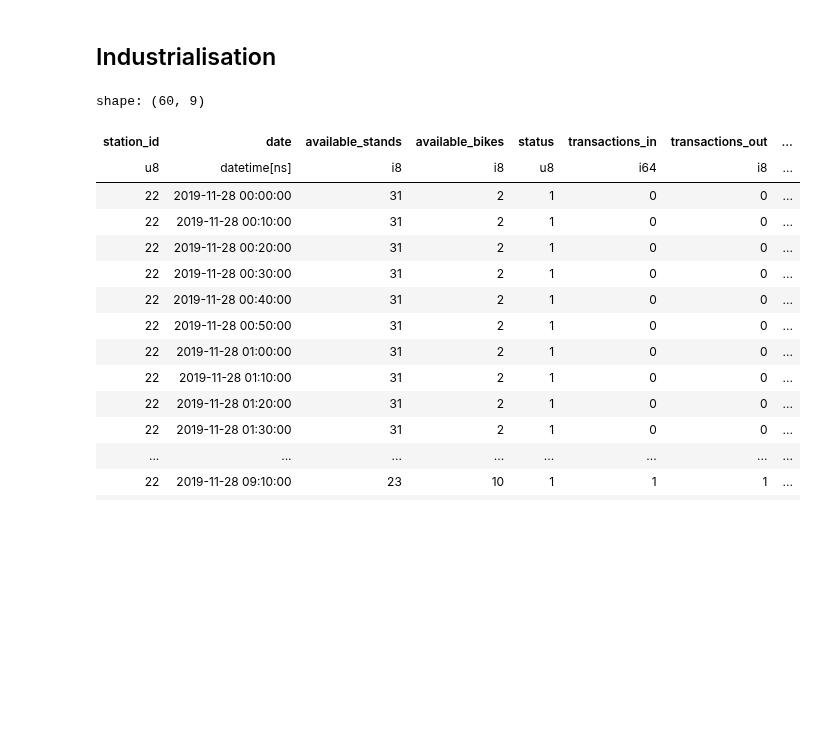
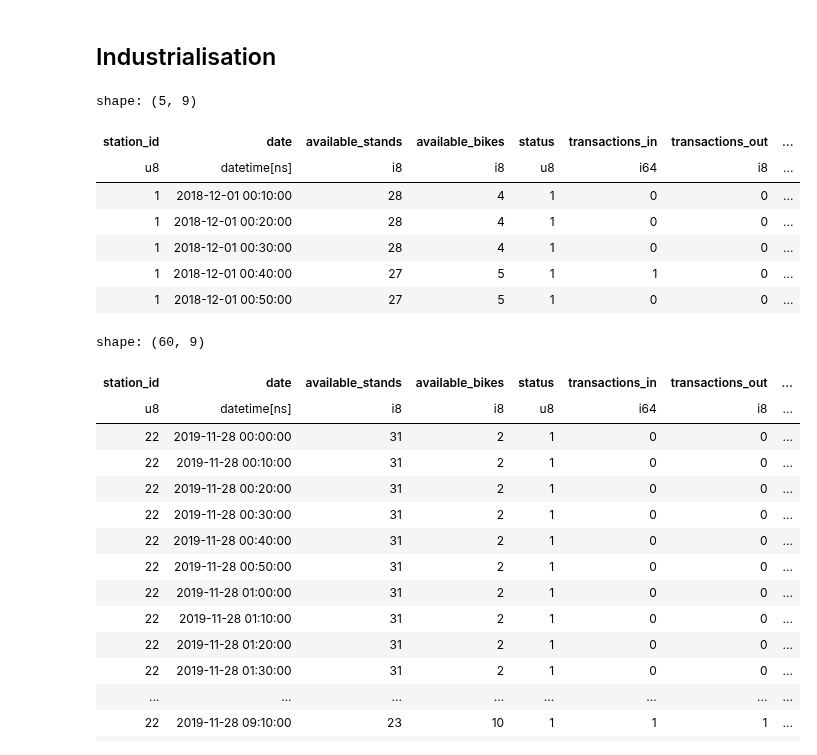
Before and after one commit to armgilles/vcub_keeper, a Jupyter notebook: notebooks/02_Features/04_consecutive_no_transactions_out #10.ipynb, the cells around one changed output. Saved outputs shown, nothing was run; the diff lists cells and outputs as text; code cells hidden in the pictures; blank space fills up the shorter version.

```diff
--- a/notebooks/02_Features/04_consecutive_no_transactions_out #10.ipynb
+++ b/notebooks/02_Features/04_consecutive_no_transactions_out #10.ipynb
@@ -192,11 +182,23 @@ shape: (10, 9)
 # %%
 from vcub_keeper.transform.features_factory import get_consecutive_no_transactions_out
 # %%
-ts_activity = read_time_serie_activity(path_directory=ROOT_DATA_CLEAN)
-
+# ts_activity = read_time_serie_activity(path_directory=ROOT_DATA_CLEAN)
 ts_activity = (
-    ts_activity.with_columns(get_transactions_out()).with_columns(get_consecutive_no_transactions_out())
+    read_time_serie_activity(path_directory=ROOT_DATA_CLEAN)
+    .pipe(get_transactions_out)
+    .pipe(get_consecutive_no_transactions_out)
 ).collect()
+# %%
+ts_activity.head()
+# %% [output]
+shape: (5, 9)
+| station_id | date | available_stands | available_bikes | status | transactions_in | transactions_out | ... |
+| u8 | datetime[ns] | i8 | i8 | u8 | i64 | i8 | ... |
+| 1 | 2018-12-01 00:10:00 | 28 | 4 | 1 | 0 | 0 | ... |
+| 1 | 2018-12-01 00:20:00 | 28 | 4 | 1 | 0 | 0 | ... |
+| 1 | 2018-12-01 00:30:00 | 28 | 4 | 1 | 0 | 0 | ... |
+| 1 | 2018-12-01 00:40:00 | 27 | 5 | 1 | 1 | 0 | ... |
+| 1 | 2018-12-01 00:50:00 | 27 | 5 | 1 | 0 | 0 | ... |
 # %%
 # On regarde si la fonction prend en compte le nombre de Vcub dispo pour
 # avancer dans consecutive_no_transactions_out
```
Also changed, not shown: parts of 18 cells of this notebook, 4 other files.
